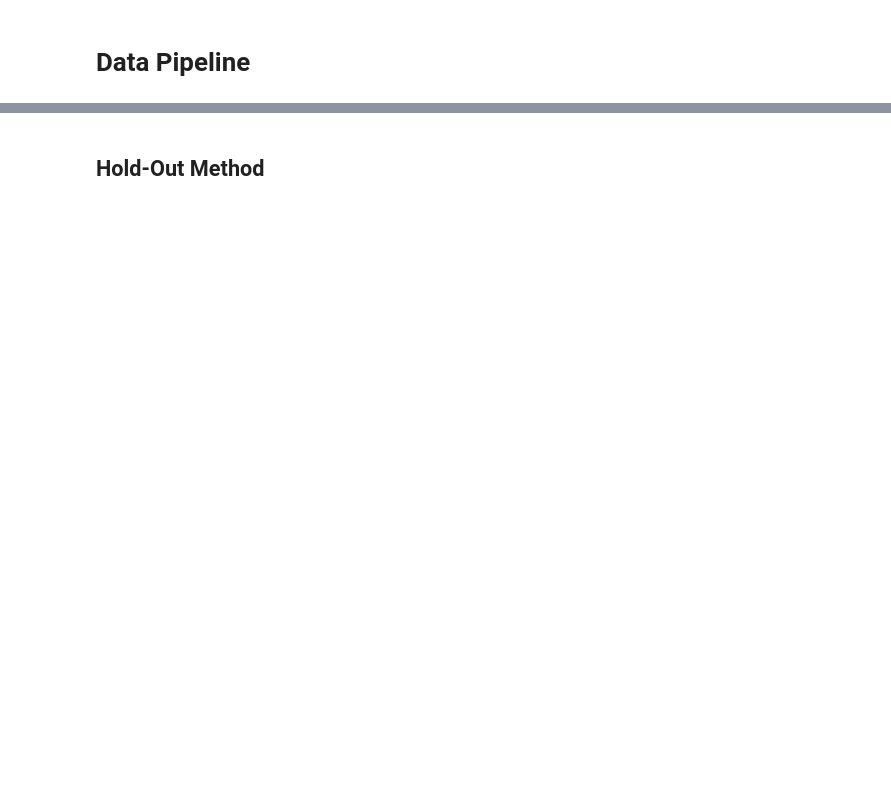
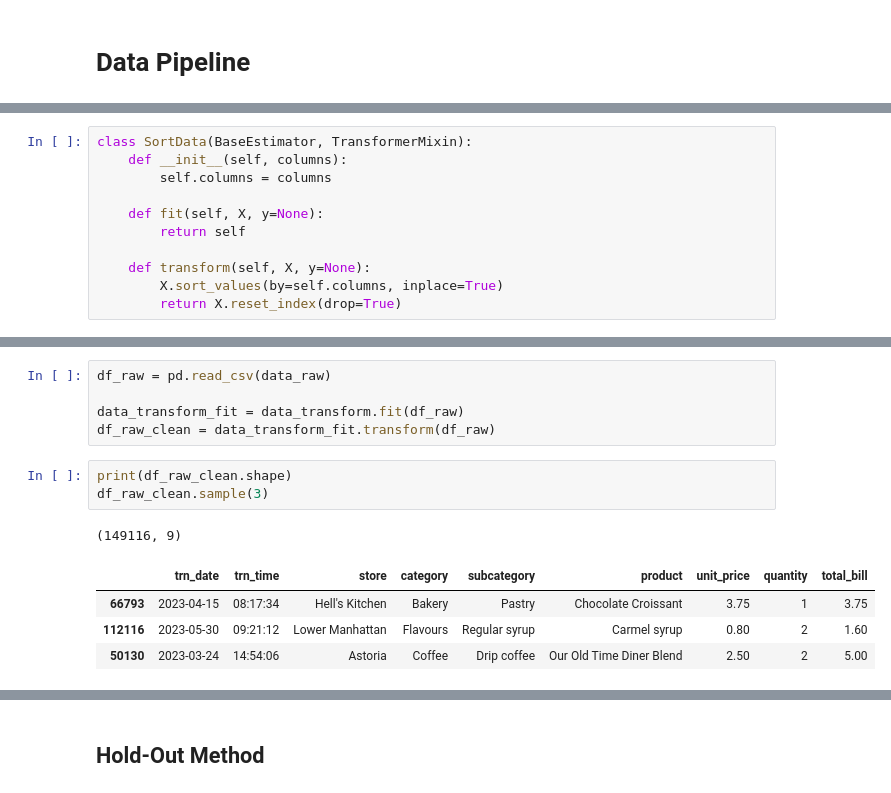
Before and after one commit to Ly-Ax/retaiLy_24, a Jupyter notebook: notebooks/transform/coffee_pipeline.ipynb, the cells around one changed output, grey strips where cells are left out. Drawn from its saved outputs; the diff is of its cells as text; blank space fills up the shorter version.

```diff
--- a/notebooks/transform/coffee_pipeline.ipynb
+++ b/notebooks/transform/coffee_pipeline.ipynb
@@ -34,0 +134,11 @@
+# %%
+class SortData(BaseEstimator, TransformerMixin):
+    def __init__(self, columns):
+        self.columns = columns
+
+    def fit(self, X, y=None):
+        return self
+
+    def transform(self, X, y=None):
+        X.sort_values(by=self.columns, inplace=True)
+        return X.reset_index(drop=True)
@@ -34,0 +179,14 @@
+# %%
+df_raw = pd.read_csv(data_raw)
+
+data_transform_fit = data_transform.fit(df_raw)
+df_raw_clean = data_transform_fit.transform(df_raw)
+# %%
+print(df_raw_clean.shape)
+df_raw_clean.sample(3)
+# %% [output]
+(149116, 9)
+|  | trn_date | trn_time | store | category | subcategory | product | unit_price | quantity | total_bill |
+| 66793 | 2023-04-15 | 08:17:34 | Hell's Kitchen | Bakery | Pastry | Chocolate Croissant | 3.75 | 1 | 3.75 |
+| 112116 | 2023-05-30 | 09:21:12 | Lower Manhattan | Flavours | Regular syrup | Carmel syrup | 0.80 | 2 | 1.60 |
+| 50130 | 2023-03-24 | 14:54:06 | Astoria | Coffee | Drip coffee | Our Old Time Diner Blend | 2.50 | 2 | 5.00 |
```
Also changed, not shown: parts of 36 cells of this notebook, 8 other files.
